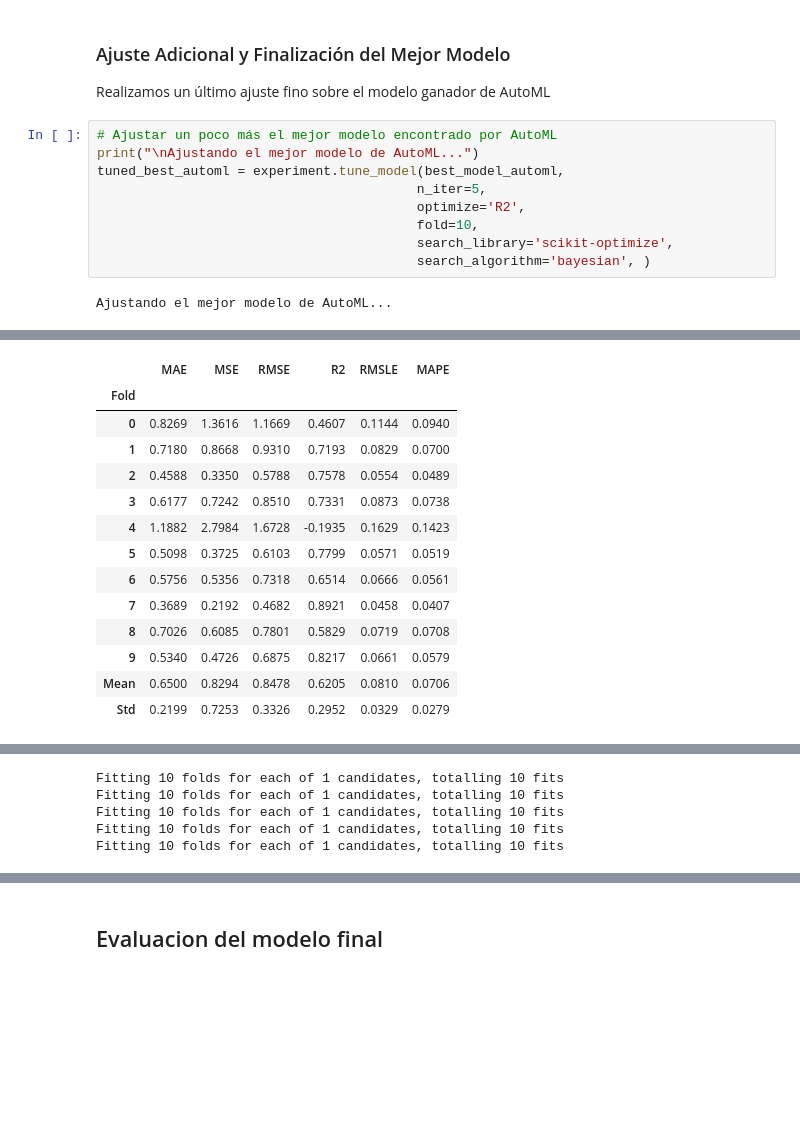
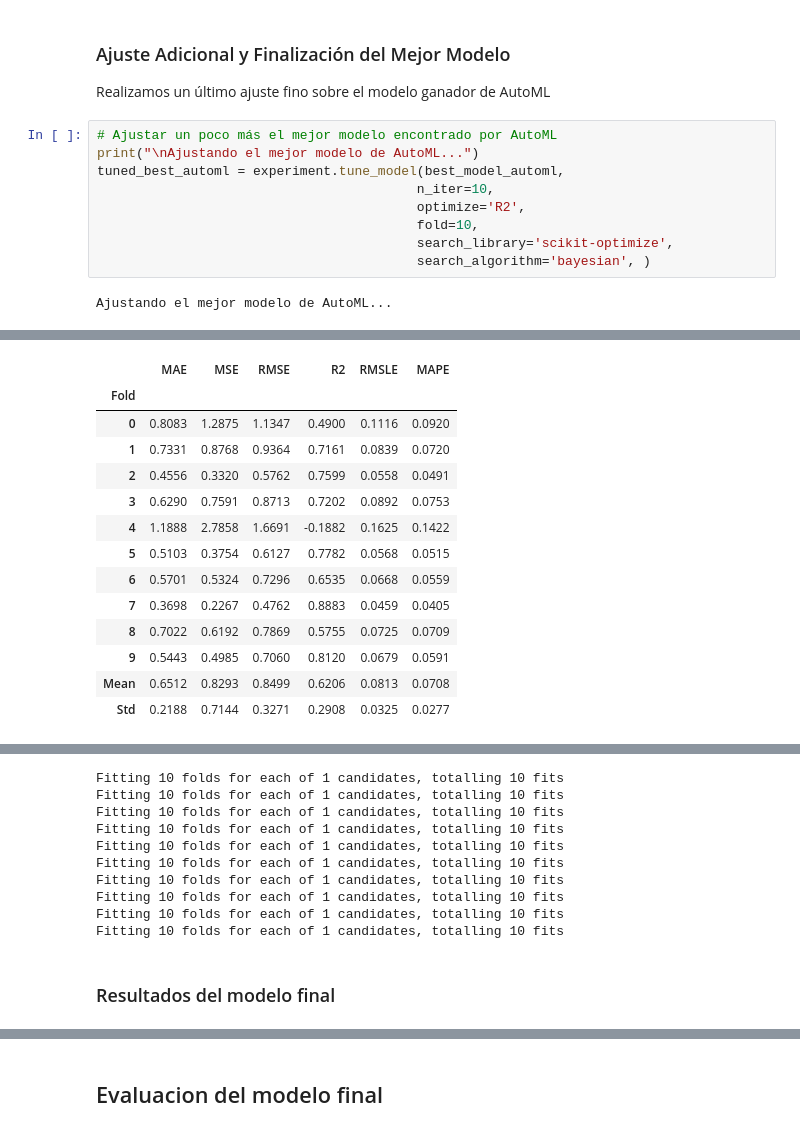
Before and after one commit to Julio21-ai/glp-1_drug_discovery, a Jupyter notebook: notebooks/Avance 3.ipynb, the cells around one changed output, grey strips where cells are left out. Saved outputs shown, nothing was run; the diff lists cells and outputs as text; blank space fills up the shorter version.

```diff
--- a/notebooks/Avance 3.ipynb
+++ b/notebooks/Avance 3.ipynb
@@ -534,32 +534,39 @@ Realizamos un último ajuste fino sobre el modelo ganador de AutoML
 # %%
 # Ajustar un poco más el mejor modelo encontrado por AutoML
 print("\nAjustando el mejor modelo de AutoML...")
 tuned_best_automl = experiment.tune_model(best_model_automl,
-                                         n_iter=5,
+                                         n_iter=10,
                                          optimize='R2',
                                          fold=10,
                                          search_library='scikit-optimize',
                                          search_algorithm='bayesian', )
 # %% [output]
 Ajustando el mejor modelo de AutoML...
 [interactive output not drawn]
 |  | MAE | MSE | RMSE | R2 | RMSLE | MAPE |
 | Fold |  |  |  |  |  |  |
-| 0 | 0.8269 | 1.3616 | 1.1669 | 0.4607 | 0.1144 | 0.0940 |
-| 1 | 0.7180 | 0.8668 | 0.9310 | 0.7193 | 0.0829 | 0.0700 |
-| 2 | 0.4588 | 0.3350 | 0.5788 | 0.7578 | 0.0554 | 0.0489 |
-| 3 | 0.6177 | 0.7242 | 0.8510 | 0.7331 | 0.0873 | 0.0738 |
-| 4 | 1.1882 | 2.7984 | 1.6728 | -0.1935 | 0.1629 | 0.1423 |
-| 5 | 0.5098 | 0.3725 | 0.6103 | 0.7799 | 0.0571 | 0.0519 |
-| 6 | 0.5756 | 0.5356 | 0.7318 | 0.6514 | 0.0666 | 0.0561 |
-| 7 | 0.3689 | 0.2192 | 0.4682 | 0.8921 | 0.0458 | 0.0407 |
-| 8 | 0.7026 | 0.6085 | 0.7801 | 0.5829 | 0.0719 | 0.0708 |
-| 9 | 0.5340 | 0.4726 | 0.6875 | 0.8217 | 0.0661 | 0.0579 |
-| Mean | 0.6500 | 0.8294 | 0.8478 | 0.6205 | 0.0810 | 0.0706 |
-| Std | 0.2199 | 0.7253 | 0.3326 | 0.2952 | 0.0329 | 0.0279 |
+| 0 | 0.8083 | 1.2875 | 1.1347 | 0.4900 | 0.1116 | 0.0920 |
+| 1 | 0.7331 | 0.8768 | 0.9364 | 0.7161 | 0.0839 | 0.0720 |
+| 2 | 0.4556 | 0.3320 | 0.5762 | 0.7599 | 0.0558 | 0.0491 |
+| 3 | 0.6290 | 0.7591 | 0.8713 | 0.7202 | 0.0892 | 0.0753 |
+| 4 | 1.1888 | 2.7858 | 1.6691 | -0.1882 | 0.1625 | 0.1422 |
+| 5 | 0.5103 | 0.3754 | 0.6127 | 0.7782 | 0.0568 | 0.0515 |
+| 6 | 0.5701 | 0.5324 | 0.7296 | 0.6535 | 0.0668 | 0.0559 |
+| 7 | 0.3698 | 0.2267 | 0.4762 | 0.8883 | 0.0459 | 0.0405 |
+| 8 | 0.7022 | 0.6192 | 0.7869 | 0.5755 | 0.0725 | 0.0709 |
+| 9 | 0.5443 | 0.4985 | 0.7060 | 0.8120 | 0.0679 | 0.0591 |
+| Mean | 0.6512 | 0.8293 | 0.8499 | 0.6206 | 0.0813 | 0.0708 |
+| Std | 0.2188 | 0.7144 | 0.3271 | 0.2908 | 0.0325 | 0.0277 |
 [interactive output not drawn]
 Fitting 10 folds for each of 1 candidates, totalling 10 fits
 Fitting 10 folds for each of 1 candidates, totalling 10 fits
 Fitting 10 folds for each of 1 candidates, totalling 10 fits
 Fitting 10 folds for each of 1 candidates, totalling 10 fits
 Fitting 10 folds for each of 1 candidates, totalling 10 fits
+Fitting 10 folds for each of 1 candidates, totalling 10 fits
+Fitting 10 folds for each of 1 candidates, totalling 10 fits
+Fitting 10 folds for each of 1 candidates, totalling 10 fits
+Fitting 10 folds for each of 1 candidates, totalling 10 fits
+Fitting 10 folds for each of 1 candidates, totalling 10 fits
+# %% [markdown]
+### Resultados del modelo final
```
Also changed, not shown: parts of 31 cells of this notebook, 6 other files.
